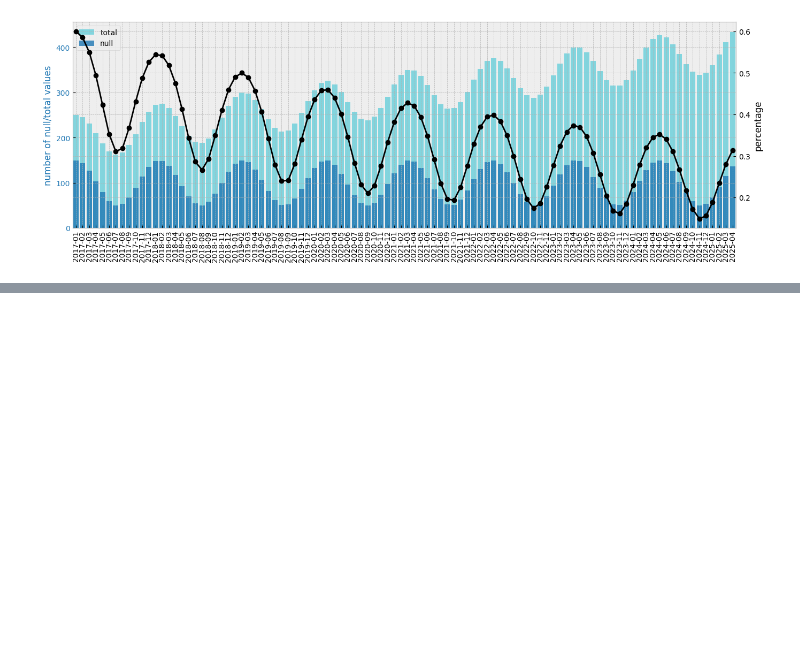
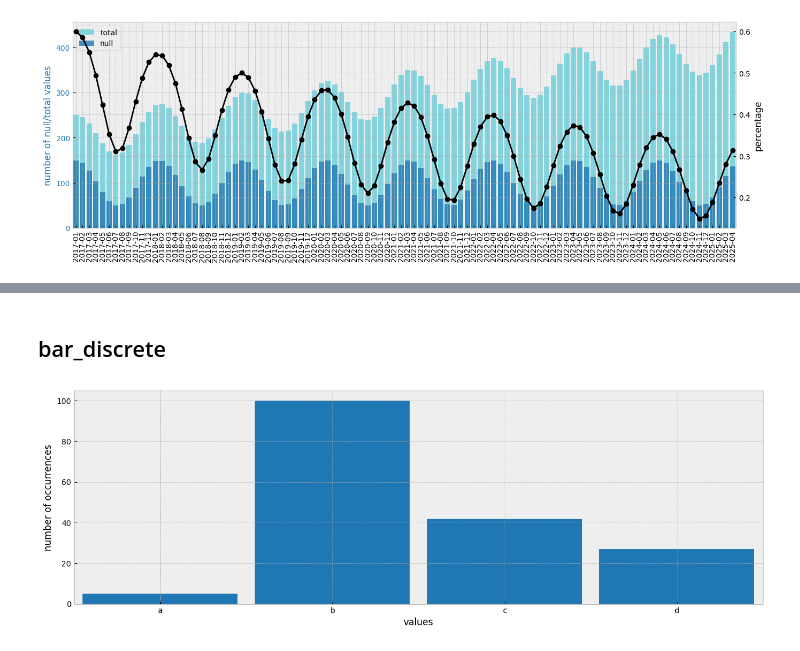
Before and after one commit to durandtibo/pandasx, a Jupyter notebook: notebooks/plot.ipynb, the cells around one changed output, grey strips where cells are left out. Saved outputs shown, nothing was run; the diff lists cells and outputs as text; code cells hidden in the pictures; blank space fills up the shorter version.

Commit message:
Add `bar_discrete` (#552)

```diff
--- a/notebooks/plot.ipynb
+++ b/notebooks/plot.ipynb
@@ -88,0 +89,7 @@ _ = create_temporal_drift_figure(
+# %% [markdown]
+## bar_discrete
+# %%
+fig, ax = plt.subplots()
+plot.bar_discrete(ax, names=["a", "b", "c", "d"], counts=[5, 100, 42, 27])
+# %% [output]
+[figure, added]
```
Also changed, not shown: parts of 8 cells of this notebook, 4 other files.
